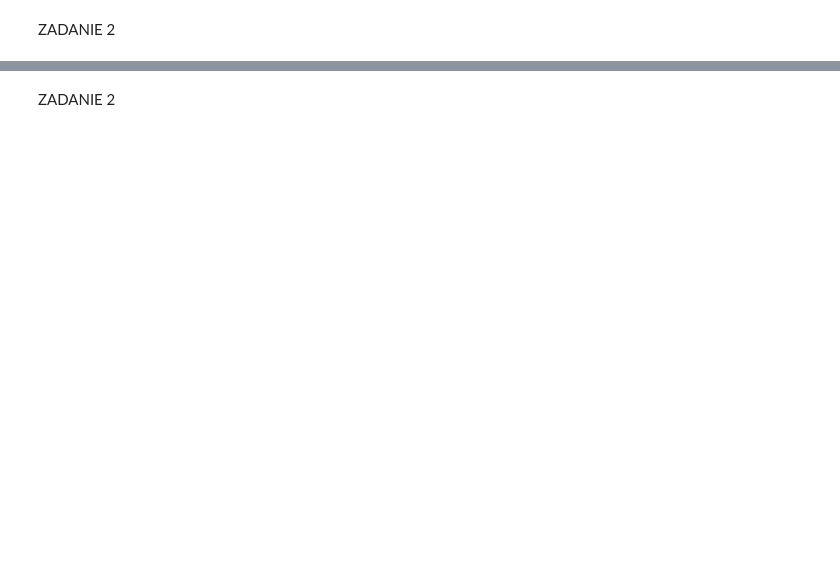
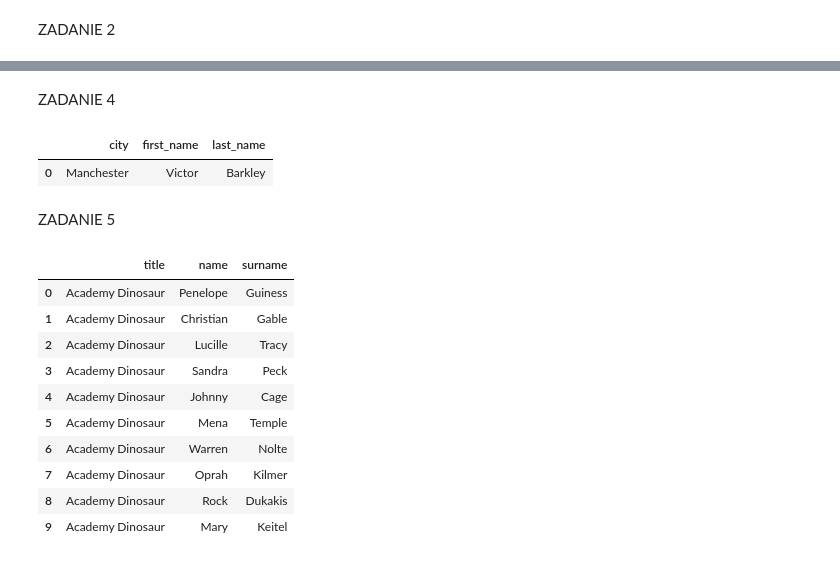
Before and after one commit to mayyyk/databases_labs, a Jupyter notebook: lab_3_join-main/script.ipynb, the cells around one changed output, grey strips where cells are left out. Saved outputs shown, nothing was run; the diff lists cells and outputs as text; code cells hidden in the pictures; blank space fills up the shorter version.

```diff
--- a/lab_3_join-main/script.ipynb
+++ b/lab_3_join-main/script.ipynb
@@ -375,0 +345,8 @@ ZADANIE 2
+# %%
+command = text("""--sql
+               SELECT title, length AS film_len
+               FROM film
+               WHERE length = 60
+""")
+df = pd.read_sql(command, con=connection_sqlalchemy)
+df
@@ -376,2 +363,47 @@ ZADANIE 2
 # %% [markdown]
-ZADANIE 2
+ZADANIE 4
+# %%
+with db.connect() as conn:
+    command = text("""--sql
+        SELECT
+            c.city as city,
+            cus.first_name as first_name,
+            cus.last_name as last_name
+        FROM customer cus
+        JOIN address adr ON cus.address_id = adr.address_id
+        JOIN city c ON adr.city_id = c.city_id
+        WHERE c.city = :city
+        ORDER BY last_name, first_name
+    """)
+    df = pd.read_sql(command, con=conn, params={"city": "Manchester"})
+
+df
+# %% [output]
+|  | city | first_name | last_name |
+| 0 | Manchester | Victor | Barkley |
+# %% [markdown]
+ZADANIE 5
+# %%
+with db.connect() as conn:
+    command = text("""--sql
+                   SELECT f.title AS title, act.first_name AS name, act.last_name AS surname
+                   FROM actor act
+                   JOIN film_actor fact ON act.actor_id = fact.actor_id
+                   JOIN film f ON fact.film_id = f.film_id
+                   WHERE f.title = 'Academy Dinosaur'
+    """)
+    df = pd.read_sql(command, con=conn)
+
+df
+# %% [output]
+|  | title | name | surname |
+| 0 | Academy Dinosaur | Penelope | Guiness |
+| 1 | Academy Dinosaur | Christian | Gable |
+| 2 | Academy Dinosaur | Lucille | Tracy |
+| 3 | Academy Dinosaur | Sandra | Peck |
+| 4 | Academy Dinosaur | Johnny | Cage |
+| 5 | Academy Dinosaur | Mena | Temple |
+| 6 | Academy Dinosaur | Warren | Nolte |
+| 7 | Academy Dinosaur | Oprah | Kilmer |
+| 8 | Academy Dinosaur | Rock | Dukakis |
+| 9 | Academy Dinosaur | Mary | Keitel |
```
Also changed, not shown: parts of 19 cells of this notebook, 1 other file.
